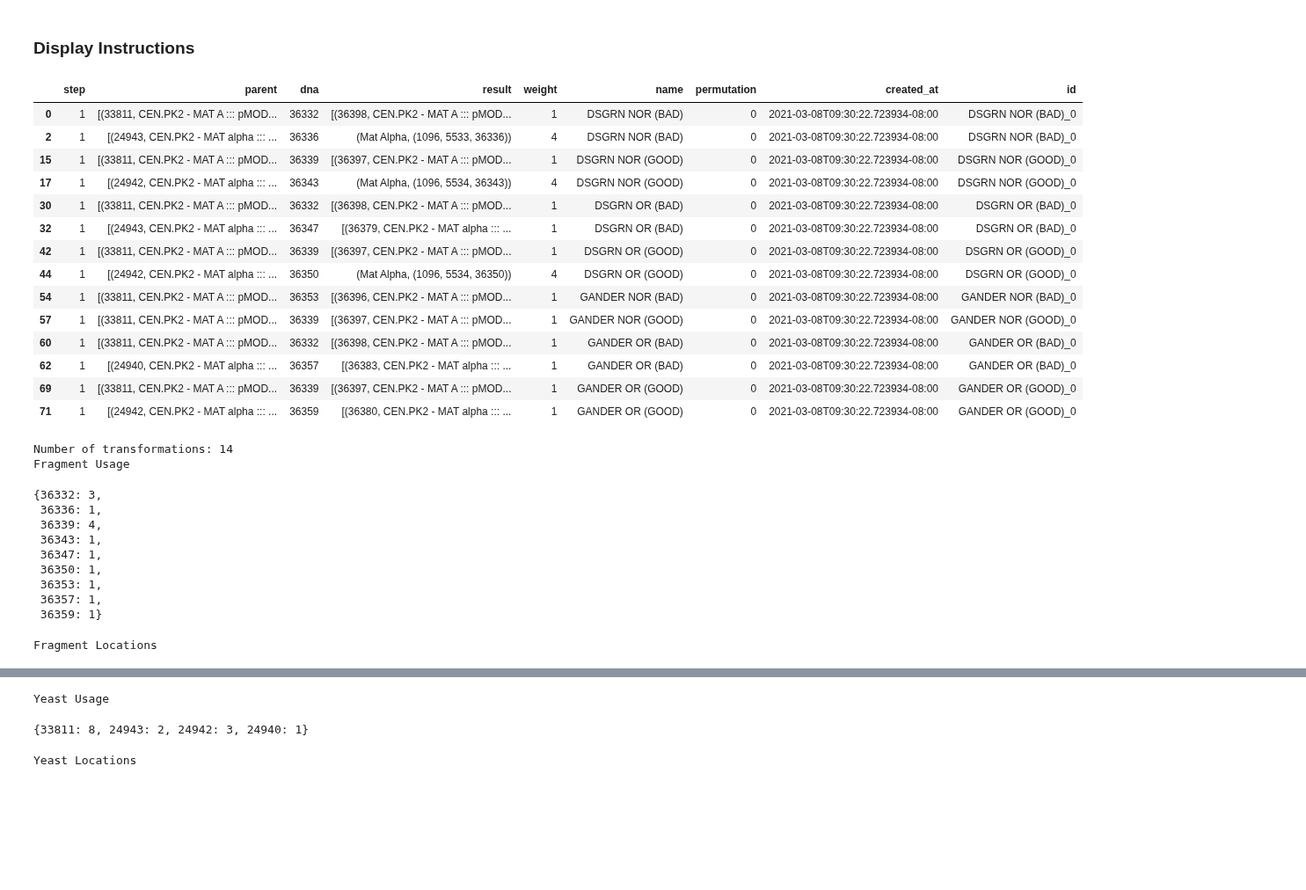
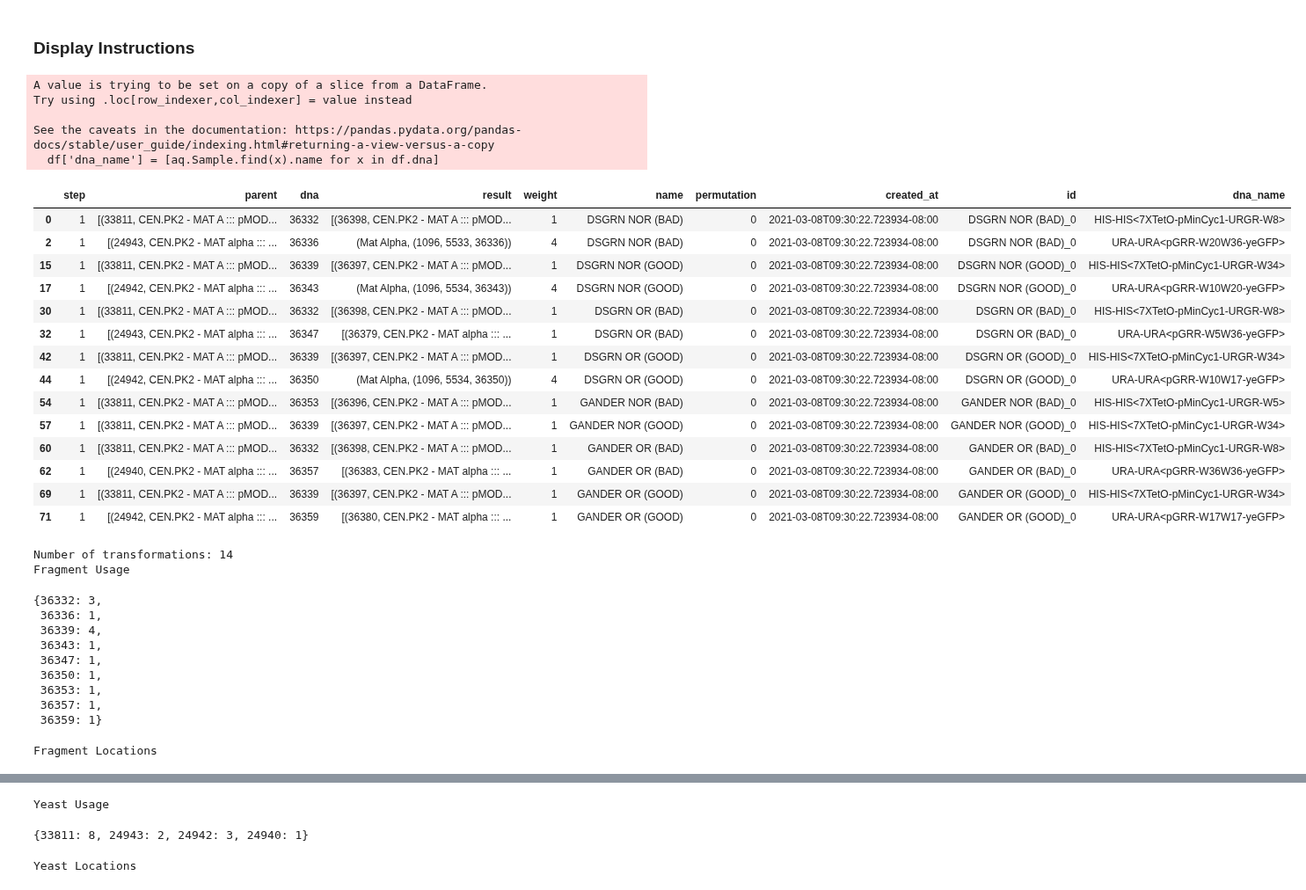
Before and after one commit to jvrana/aqbuildtools, a Jupyter notebook: examples/2021RedesignCampaign/generate_build_paths_20210323.ipynb, the cells around one changed output, grey strips where cells are left out. Shown at 88% size. Cells and saved outputs as stored; diff of their text form; code cells hidden in the pictures; blank space fills up the shorter version.

```diff
--- a/examples/2021RedesignCampaign/generate_build_paths_20210323.ipynb
+++ b/examples/2021RedesignCampaign/generate_build_paths_20210323.ipynb
@@ -589,0 +569,8 @@ builddf = buildpaths.parse_builds(builds)
+# %%
+import json
+
+with open('build_permutations_2021-03-08T10:16:09.773080-08:00_corrected.json', 'r') as f:
+    builds = json.load(f)
+
+buildpaths = BuildPaths(db)
+builddf = buildpaths.parse_builds(builds)
@@ -596,6 +601,9 @@ from IPython import display
 
 df = builddf[builddf.permutation == 0]
 
+df['dna_name'] = [aq.Sample.find(x).name for x in df.dna]
+
+df.to_csv("build_plan.csv")
 
 display.display(df[df.step == 1])
 
@@ -649,59 +657,64 @@ for _, row in df[df.step == 1].iterrows():
 
 print('Yeast Usage')
 display.display(parent_ids)
 
 print("Yeast Locations")
 yeast_rows = []
 for sid in parent_ids:
     sample = db.sess.Sample.find(sid)
     items = db.find_yeast_items(sid)
     for item in items:
         row = {
             'sample_name': sample.name,
             'sample_id': sample.id,
             'item_id': item.id,
             'type': item.object_type.name,
             'location': item.location
         }
         yeast_rows.append(row)
     if not items:
         row = {
             'sample_name': sample.name,
             'sample_id': sample.id,
             'item_id': "no item",
             'type': 'none',
             'location': 'no item'
         }
         yeast_rows.append(row)
 yeast_df = pd.DataFrame(yeast_rows)
 display.display(yeast_df)
 # %% [output]
+A value is trying to be set on a copy of a slice from a DataFrame.
+Try using .loc[row_indexer,col_indexer] = value instead
+
+See the caveats in the documentation: https://pandas.pydata.org/pandas-docs/stable/user_guide/indexing.html#returning-a-view-versus-a-copy
+  df['dna_name'] = [aq.Sample.find(x).name for x in df.dna]
-|  | step | parent | dna | result | weight | name | permutation | created_at | id |
-| 0 | 1 | [(33811, CEN.PK2 - MAT A ::: pMOD... | 36332 | [(36398, CEN.PK2 - MAT A ::: pMOD... | 1 | DSGRN NOR (BAD) | 0 | 2021-03-08T09:30:22.723934-08:00 | DSGRN NOR (BAD)_0 |
-| 2 | 1 | [(24943, CEN.PK2 - MAT alpha ::: ... | 36336 | (Mat Alpha, (1096, 5533, 36336)) | 4 | DSGRN NOR (BAD) | 0 | 2021-03-08T09:30:22.723934-08:00 | DSGRN NOR (BAD)_0 |
-| 15 | 1 | [(33811, CEN.PK2 - MAT A ::: pMOD... | 36339 | [(36397, CEN.PK2 - MAT A ::: pMOD... | 1 | DSGRN NOR (GOOD) | 0 | 2021-03-08T09:30:22.723934-08:00 | DSGRN NOR (GOOD)_0 |
-| 17 | 1 | [(24942, CEN.PK2 - MAT alpha ::: ... | 36343 | (Mat Alpha, (1096, 5534, 36343)) | 4 | DSGRN NOR (GOOD) | 0 | 2021-03-08T09:30:22.723934-08:00 | DSGRN NOR (GOOD)_0 |
-| 30 | 1 | [(33811, CEN.PK2 - MAT A ::: pMOD... | 36332 | [(36398, CEN.PK2 - MAT A ::: pMOD... | 1 | DSGRN OR (BAD) | 0 | 2021-03-08T09:30:22.723934-08:00 | DSGRN OR (BAD)_0 |
-| 32 | 1 | [(24943, CEN.PK2 - MAT alpha ::: ... | 36347 | [(36379, CEN.PK2 - MAT alpha ::: ... | 1 | DSGRN OR (BAD) | 0 | 2021-03-08T09:30:22.723934-08:00 | DSGRN OR (BAD)_0 |
-| 42 | 1 | [(33811, CEN.PK2 - MAT A ::: pMOD... | 36339 | [(36397, CEN.PK2 - MAT A ::: pMOD... | 1 | DSGRN OR (GOOD) | 0 | 2021-03-08T09:30:22.723934-08:00 | DSGRN OR (GOOD)_0 |
-| 44 | 1 | [(24942, CEN.PK2 - MAT alpha ::: ... | 36350 | (Mat Alpha, (1096, 5534, 36350)) | 4 | DSGRN OR (GOOD) | 0 | 2021-03-08T09:30:22.723934-08:00 | DSGRN OR (GOOD)_0 |
-| 54 | 1 | [(33811, CEN.PK2 - MAT A ::: pMOD... | 36353 | [(36396, CEN.PK2 - MAT A ::: pMOD... | 1 | GANDER NOR (BAD) | 0 | 2021-03-08T09:30:22.723934-08:00 | GANDER NOR (BAD)_0 |
-| 57 | 1 | [(33811, CEN.PK2 - MAT A ::: pMOD... | 36339 | [(36397, CEN.PK2 - MAT A ::: pMOD... | 1 | GANDER NOR (GOOD) | 0 | 2021-03-08T09:30:22.723934-08:00 | GANDER NOR (GOOD)_0 |
-| 60 | 1 | [(33811, CEN.PK2 - MAT A ::: pMOD... | 36332 | [(36398, CEN.PK2 - MAT A ::: pMOD... | 1 | GANDER OR (BAD) | 0 | 2021-03-08T09:30:22.723934-08:00 | GANDER OR (BAD)_0 |
-| 62 | 1 | [(24940, CEN.PK2 - MAT alpha ::: ... | 36357 | [(36383, CEN.PK2 - MAT alpha ::: ... | 1 | GANDER OR (BAD) | 0 | 2021-03-08T09:30:22.723934-08:00 | GANDER OR (BAD)_0 |
-| 69 | 1 | [(33811, CEN.PK2 - MAT A ::: pMOD... | 36339 | [(36397, CEN.PK2 - MAT A ::: pMOD... | 1 | GANDER OR (GOOD) | 0 | 2021-03-08T09:30:22.723934-08:00 | GANDER OR (GOOD)_0 |
-| 71 | 1 | [(24942, CEN.PK2 - MAT alpha ::: ... | 36359 | [(36380, CEN.PK2 - MAT alpha ::: ... | 1 | GANDER OR (GOOD) | 0 | 2021-03-08T09:30:22.723934-08:00 | GANDER OR (GOOD)_0 |
+|  | step | parent | dna | result | weight | name | permutation | created_at | id | dna_name |
+| 0 | 1 | [(33811, CEN.PK2 - MAT A ::: pMOD... | 36332 | [(36398, CEN.PK2 - MAT A ::: pMOD... | 1 | DSGRN NOR (BAD) | 0 | 2021-03-08T09:30:22.723934-08:00 | DSGRN NOR (BAD)_0 | HIS-HIS<7XTetO-pMinCyc1-URGR-W8> |
+| 2 | 1 | [(24943, CEN.PK2 - MAT alpha ::: ... | 36336 | (Mat Alpha, (1096, 5533, 36336)) | 4 | DSGRN NOR (BAD) | 0 | 2021-03-08T09:30:22.723934-08:00 | DSGRN NOR (BAD)_0 | URA-URA<pGRR-W20W36-yeGFP> |
+| 15 | 1 | [(33811, CEN.PK2 - MAT A ::: pMOD... | 36339 | [(36397, CEN.PK2 - MAT A ::: pMOD... | 1 | DSGRN NOR (GOOD) | 0 | 2021-03-08T09:30:22.723934-08:00 | DSGRN NOR (GOOD)_0 | HIS-HIS<7XTetO-pMinCyc1-URGR-W34> |
+| 17 | 1 | [(24942, CEN.PK2 - MAT alpha ::: ... | 36343 | (Mat Alpha, (1096, 5534, 36343)) | 4 | DSGRN NOR (GOOD) | 0 | 2021-03-08T09:30:22.723934-08:00 | DSGRN NOR (GOOD)_0 | URA-URA<pGRR-W10W20-yeGFP> |
+| 30 | 1 | [(33811, CEN.PK2 - MAT A ::: pMOD... | 36332 | [(36398, CEN.PK2 - MAT A ::: pMOD... | 1 | DSGRN OR (BAD) | 0 | 2021-03-08T09:30:22.723934-08:00 | DSGRN OR (BAD)_0 | HIS-HIS<7XTetO-pMinCyc1-URGR-W8> |
+| 32 | 1 | [(24943, CEN.PK2 - MAT alpha ::: ... | 36347 | [(36379, CEN.PK2 - MAT alpha ::: ... | 1 | DSGRN OR (BAD) | 0 | 2021-03-08T09:30:22.723934-08:00 | DSGRN OR (BAD)_0 | URA-URA<pGRR-W5W36-yeGFP> |
+| 42 | 1 | [(33811, CEN.PK2 - MAT A ::: pMOD... | 36339 | [(36397, CEN.PK2 - MAT A ::: pMOD... | 1 | DSGRN OR (GOOD) | 0 | 2021-03-08T09:30:22.723934-08:00 | DSGRN OR (GOOD)_0 | HIS-HIS<7XTetO-pMinCyc1-URGR-W34> |
+| 44 | 1 | [(24942, CEN.PK2 - MAT alpha ::: ... | 36350 | (Mat Alpha, (1096, 5534, 36350)) | 4 | DSGRN OR (GOOD) | 0 | 2021-03-08T09:30:22.723934-08:00 | DSGRN OR (GOOD)_0 | URA-URA<pGRR-W10W17-yeGFP> |
+| 54 | 1 | [(33811, CEN.PK2 - MAT A ::: pMOD... | 36353 | [(36396, CEN.PK2 - MAT A ::: pMOD... | 1 | GANDER NOR (BAD) | 0 | 2021-03-08T09:30:22.723934-08:00 | GANDER NOR (BAD)_0 | HIS-HIS<7XTetO-pMinCyc1-URGR-W5> |
+| 57 | 1 | [(33811, CEN.PK2 - MAT A ::: pMOD... | 36339 | [(36397, CEN.PK2 - MAT A ::: pMOD... | 1 | GANDER NOR (GOOD) | 0 | 2021-03-08T09:30:22.723934-08:00 | GANDER NOR (GOOD)_0 | HIS-HIS<7XTetO-pMinCyc1-URGR-W34> |
+| 60 | 1 | [(33811, CEN.PK2 - MAT A ::: pMOD... | 36332 | [(36398, CEN.PK2 - MAT A ::: pMOD... | 1 | GANDER OR (BAD) | 0 | 2021-03-08T09:30:22.723934-08:00 | GANDER OR (BAD)_0 | HIS-HIS<7XTetO-pMinCyc1-URGR-W8> |
+| 62 | 1 | [(24940, CEN.PK2 - MAT alpha ::: ... | 36357 | [(36383, CEN.PK2 - MAT alpha ::: ... | 1 | GANDER OR (BAD) | 0 | 2021-03-08T09:30:22.723934-08:00 | GANDER OR (BAD)_0 | URA-URA<pGRR-W36W36-yeGFP> |
+| 69 | 1 | [(33811, CEN.PK2 - MAT A ::: pMOD... | 36339 | [(36397, CEN.PK2 - MAT A ::: pMOD... | 1 | GANDER OR (GOOD) | 0 | 2021-03-08T09:30:22.723934-08:00 | GANDER OR (GOOD)_0 | HIS-HIS<7XTetO-pMinCyc1-URGR-W34> |
+| 71 | 1 | [(24942, CEN.PK2 - MAT alpha ::: ... | 36359 | [(36380, CEN.PK2 - MAT alpha ::: ... | 1 | GANDER OR (GOOD) | 0 | 2021-03-08T09:30:22.723934-08:00 | GANDER OR (GOOD)_0 | URA-URA<pGRR-W17W17-yeGFP> |
-Number of transformations: 14
-Fragment Usage
-{36332: 3,
- 36336: 1,
- 36339: 4,
- 36343: 1,
- 36347: 1,
- 36350: 1,
- 36353: 1,
- 36357: 1,
- 36359: 1}
+Number of transformations: 14
+Fragment Usage
-Fragment Locations
+{36332: 3,
+ 36336: 1,
+ 36339: 4,
+ 36343: 1,
+ 36347: 1,
+ 36350: 1,
+ 36353: 1,
+ 36357: 1,
+ 36359: 1}
+Fragment Locations
 |  | sample_name | sample_id | item_id | type | location |
 | 0 | HIS-HIS<7XTetO-pMinCyc1-URGR-W8> | 36332 | 512002 | 1 ng/µL Fragment Stock | M20.24.1.40 |
@@ -713,9 +726,9 @@ Fragment Locations
 | 6 | HIS-HIS<7XTetO-pMinCyc1-URGR-W5> | 36353 | 511754 | 1 ng/µL Fragment Stock | M20.23.12.5 |
 | 7 | URA-URA<pGRR-W36W36-yeGFP> | 36357 | 512402 | 1 ng/µL Fragment Stock | M20.24.1.32 |
 | 8 | URA-URA<pGRR-W17W17-yeGFP> | 36359 | 512003 | 1 ng/µL Fragment Stock | M20.24.1.41 |
-Yeast Usage
-{33811: 8, 24943: 2, 24942: 3, 24940: 1}
+Yeast Usage
-Yeast Locations
+{33811: 8, 24943: 2, 24942: 3, 24940: 1}
+Yeast Locations
 |  | sample_name | sample_id | item_id | type | location |
 | 0 | CEN.PK2 - MAT A ::: pMOD4G-dcas9-... | 33811 | 451322 | Yeast Glycerol Stock | M80.7.8.56 |
 | 1 | CEN.PK2 - MAT A ::: pMOD4G-dcas9-... | 33811 | 449991 | Yeast Plate | DFP.6.3.7 |
```
Also changed, not shown: parts of 8 cells of this notebook, 3 other files.
